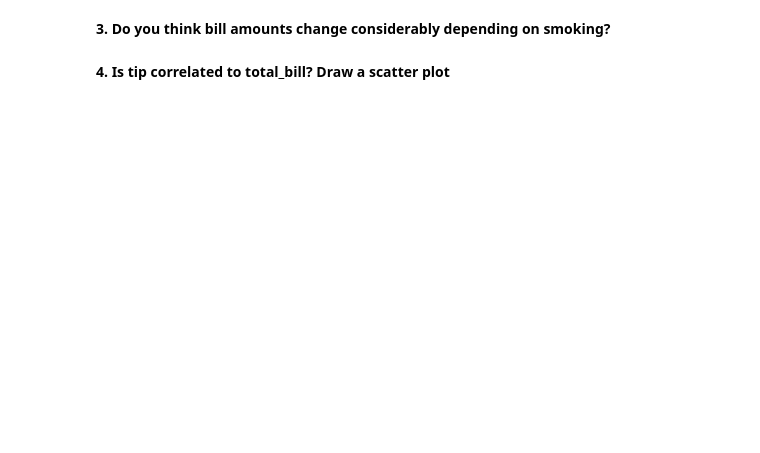
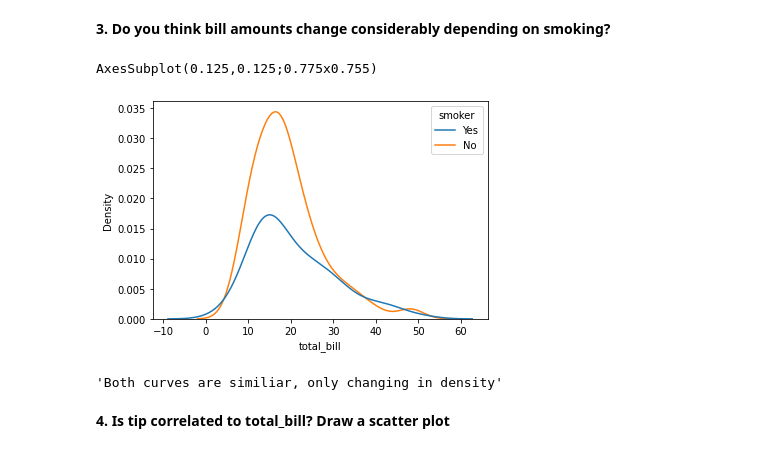
Before and after one commit to ironhack-datalabs/datamad1020-rev, a Jupyter notebook: module-1/lab-matplotlib-seaborn/your-code/challenge-1.ipynb, the cells around one changed output. Cells and saved outputs as stored; diff of their text form; code cells hidden in the pictures; blank space fills up the shorter version.

```diff
--- a/module-1/lab-matplotlib-seaborn/your-code/challenge-1.ipynb
+++ b/module-1/lab-matplotlib-seaborn/your-code/challenge-1.ipynb
@@ -17,4 +61,14 @@ Answer all questions by drawing a graph. Then explain.
 # %% [markdown]
 **3. Do you think bill amounts change considerably depending on smoking?**
+# %%
+bill_smoker_corr = sns.kdeplot(x=tips.total_bill, hue=tips.smoker)
+print(bill_smoker_corr)
+# %% [output]
+AxesSubplot(0.125,0.125;0.775x0.755)
+[figure, added]
+# %%
+"Both curves are similiar, only changing in density"
+# %% [output]
+'Both curves are similiar, only changing in density'
 # %% [markdown]
 **4. Is tip correlated to total_bill? Draw a scatter plot**
```
Also changed, not shown: parts of 9 cells of this notebook, 1 other file.
